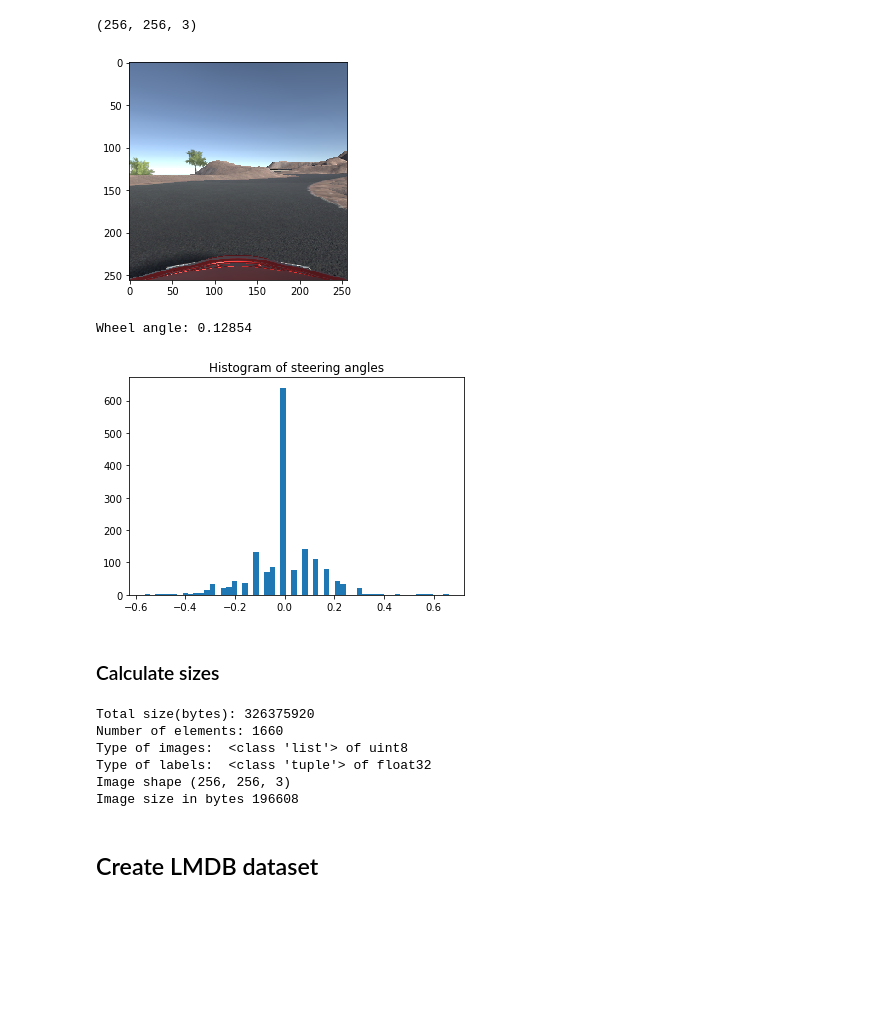
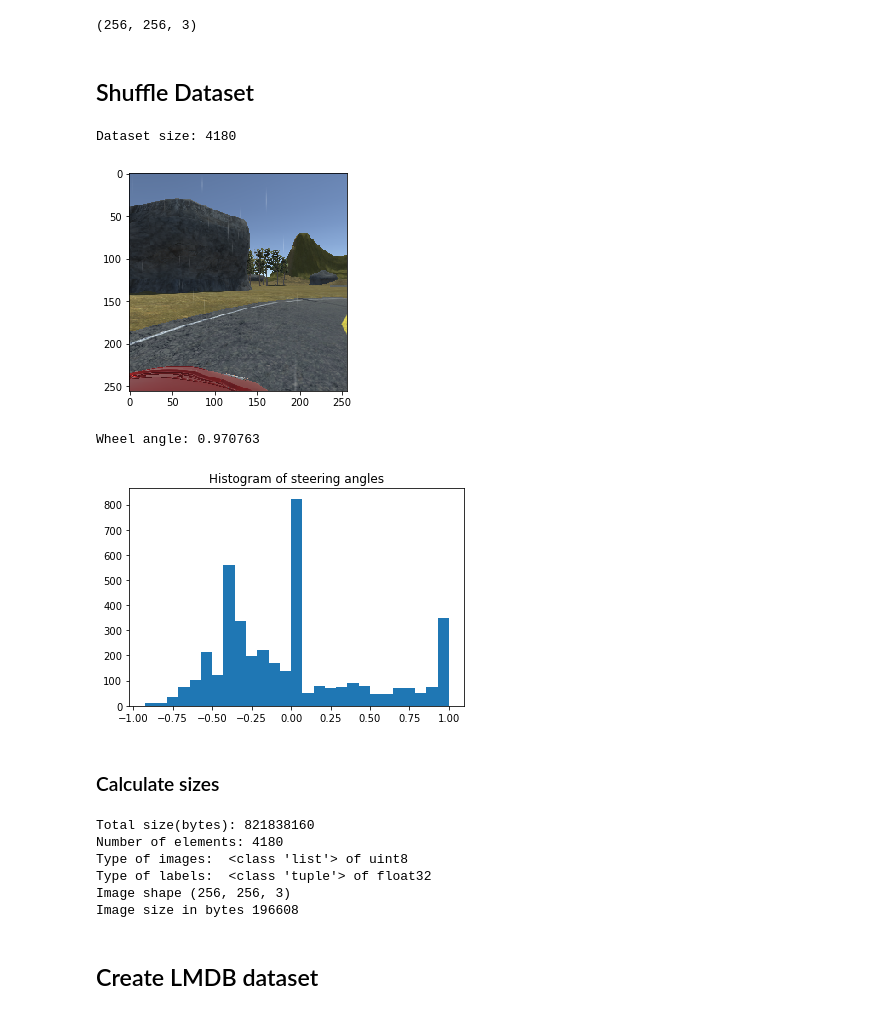
Before and after one commit to VisBlank/DLMatFramework, a Jupyter notebook: virtual/tensorDriver/notebooks/Create_LMDB_Dataset.ipynb, the cells around one changed output. Drawn from its saved outputs; the diff is of its cells as text; code cells hidden in the pictures; blank space fills up the shorter version.

Commit message:
Improving TfRecord by shuffling, and also allowing shuffle between files

```diff
--- a/virtual/tensorDriver/notebooks/Create_LMDB_Dataset.ipynb
+++ b/virtual/tensorDriver/notebooks/Create_LMDB_Dataset.ipynb
@@ -21,8 +21,8 @@ import random
 import matplotlib.pyplot as plt
 import sys
 
-folder_dataset = "../Track1_Wheel/"
-LMDB_PATH = '../DatasetLMDB'
+folder_dataset = "../Track7_Joystick_MultiCam/"
+LMDB_PATH = '/media/laraujo/BigLinuxPart/DatasetLMDB_7'
 # %% [markdown]
 ### Read dataset directory
 # %%
@@ -59,18 +59,27 @@ for imPath in xs:
 print(list_imgs[0].shape)
 # %% [output]
 (256, 256, 3)
+# %% [markdown]
+## Shuffle Dataset
+# %%
+dataset_in_mem = list(zip(list_imgs, ys))
+random.shuffle(dataset_in_mem)
+print('Dataset size:', len(dataset_in_mem))
+# %% [output]
+Dataset size: 4180
 # %%
 rand_index = random.randint(0,len(list_imgs)-1)
-plt.imshow(list_imgs[rand_index])
+img, angle = dataset_in_mem[rand_index]
+plt.imshow(img)
 plt.show()
-print('Wheel angle:', ys[rand_index])
+print('Wheel angle:', angle)
 plt.hist(ys,bins='auto')
 plt.title("Histogram of steering angles")
 plt.show()
 # %% [output]
-[figure, old version]
+[figure, new version]
-Wheel angle: 0.12854
+Wheel angle: 0.970763
-[figure, old version]
+[figure, new version]
 # %% [markdown]
 ### Calculate sizes
 # %%
@@ -89,8 +98,8 @@ shape_str = '_'.join([str(dim) for dim in shape_img])
 print('Image shape',shape_img)
 print('Image size in bytes',list_imgs[0].nbytes)
 # %% [output]
-Total size(bytes): 326375920
-Number of elements: 1660
+Total size(bytes): 821838160
+Number of elements: 4180
 Type of images:  <class 'list'> of uint8
 Type of labels:  <class 'tuple'> of float32
 Image shape (256, 256, 3)
```
Also changed, not shown: parts of 4 cells of this notebook, 4 other files.
